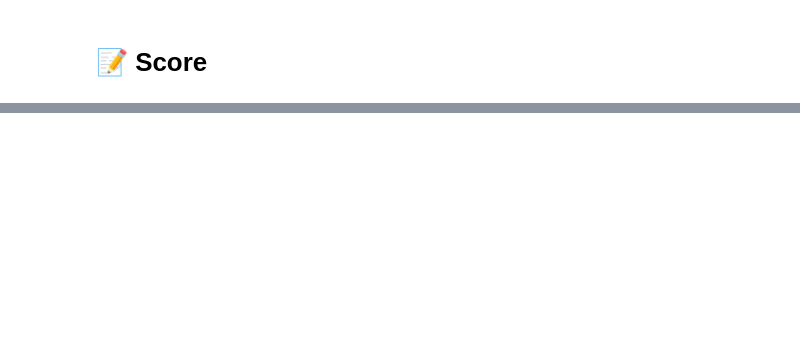
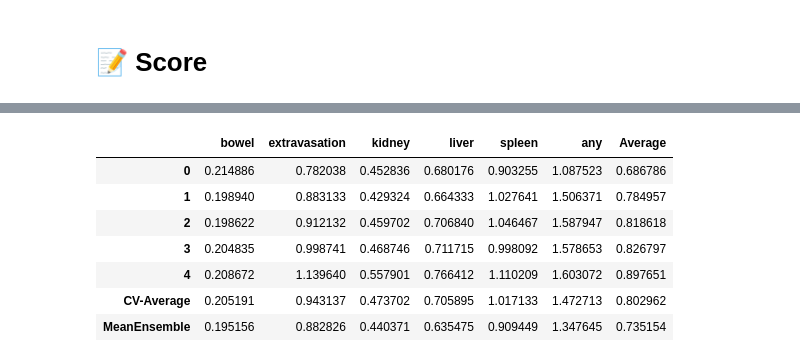
Before and after one commit to l0r1knl/RSNA2023, a Jupyter notebook: notebook/baseline-train.ipynb, the cells around one changed output, grey strips where cells are left out. Cells and saved outputs as stored; diff of their text form; code cells hidden in the pictures; blank space fills up the shorter version.

```diff
--- a/notebook/baseline-train.ipynb
+++ b/notebook/baseline-train.ipynb
@@ -223,4 +221,2 @@ best_epoch = train_history.loc[:, [
-# %%
-model.load_model_state(save_dir / f"E{best_epoch:03}.pt", device)
 # %% [markdown]
 # 📝 Score
@@ -283,6 +277,3 @@ test_dataset = AbdominalTraumaDataset(
     ),
     has_pseudo3D_img=True
 )
-# %%
-pred_test_series = model.predict(test_dataset)
-y_pred = make_submission_file(pred_test_series, test_patient_series.reset_index(drop=True))
@@ -305,12 +279,0 @@ y_pred
-# %%
-y_true = test_patient_info.iloc[:, 1:14].copy().reset_index(drop=True)
-y_true["kidney_injury"] = y_true["kidney_low"] + (y_true["kidney_high"] * 2)
-y_true["liver_injury"] = y_true["liver_low"] + (y_true["liver_high"] * 2)
-y_true["spleen_injury"] = y_true["spleen_low"] + (y_true["spleen_high"] * 2)
-target_labels = [
-    "bowel",
-    "extravasation",
-    "kidney",
-    "liver",
-    "spleen",
-]
@@ -326,0 +280,36 @@ spleen's log loss: 0.6100193701521177
+# %%
+scores, preds = [], []
+for model in models:
+    pred_test_series = model.predict(test_dataset)
+    y_pred = make_submission_file(
+        pred_test_series, test_patient_series.reset_index(drop=True))
+    preds.append(y_pred.copy())
+    y_true = add_sample_weights(test_patient_info)
+    scores.append(score(y_true.copy(), y_pred.copy(), "patient_id"))
+
+scores = pd.DataFrame(
+    scores, columns=["bowel", "extravasation", "kidney", "liver", "spleen", "any"])
+scores["Average"] = scores.mean(axis=1)
+scores.loc["CV-Average"] = scores.mean(axis=0)
+
+# -- Mean Ensemble -- #
+y_pred_mean = mean_ensemble(preds)
+y_true = add_sample_weights(test_patient_info)
+ensemble_score = pd.Series(
+    score(y_true.copy(), y_pred_mean.copy(), "patient_id"),
+    index=["bowel", "extravasation", "kidney", "liver", "spleen", "any"],
+)
+ensemble_score["Average"] = ensemble_score.mean()
+scores.loc["MeanEnsemble"] = ensemble_score
+
+scores.to_csv(save_dir / "CV.csv")
+display(scores)
+# %% [output]
+|  | bowel | extravasation | kidney | liver | spleen | any | Average |
+| 0 | 0.214886 | 0.782038 | 0.452836 | 0.680176 | 0.903255 | 1.087523 | 0.686786 |
+| 1 | 0.198940 | 0.883133 | 0.429324 | 0.664333 | 1.027641 | 1.506371 | 0.784957 |
+| 2 | 0.198622 | 0.912132 | 0.459702 | 0.706840 | 1.046467 | 1.587947 | 0.818618 |
+| 3 | 0.204835 | 0.998741 | 0.468746 | 0.711715 | 0.998092 | 1.578653 | 0.826797 |
+| 4 | 0.208672 | 1.139640 | 0.557901 | 0.766412 | 1.110209 | 1.603072 | 0.897651 |
+| CV-Average | 0.205191 | 0.943137 | 0.473702 | 0.705895 | 1.017133 | 1.472713 | 0.802962 |
+| MeanEnsemble | 0.195156 | 0.882826 | 0.440371 | 0.635475 | 0.909449 | 1.347645 | 0.735154 |
```
Also changed, not shown: parts of 15 cells of this notebook, 1 other file.
